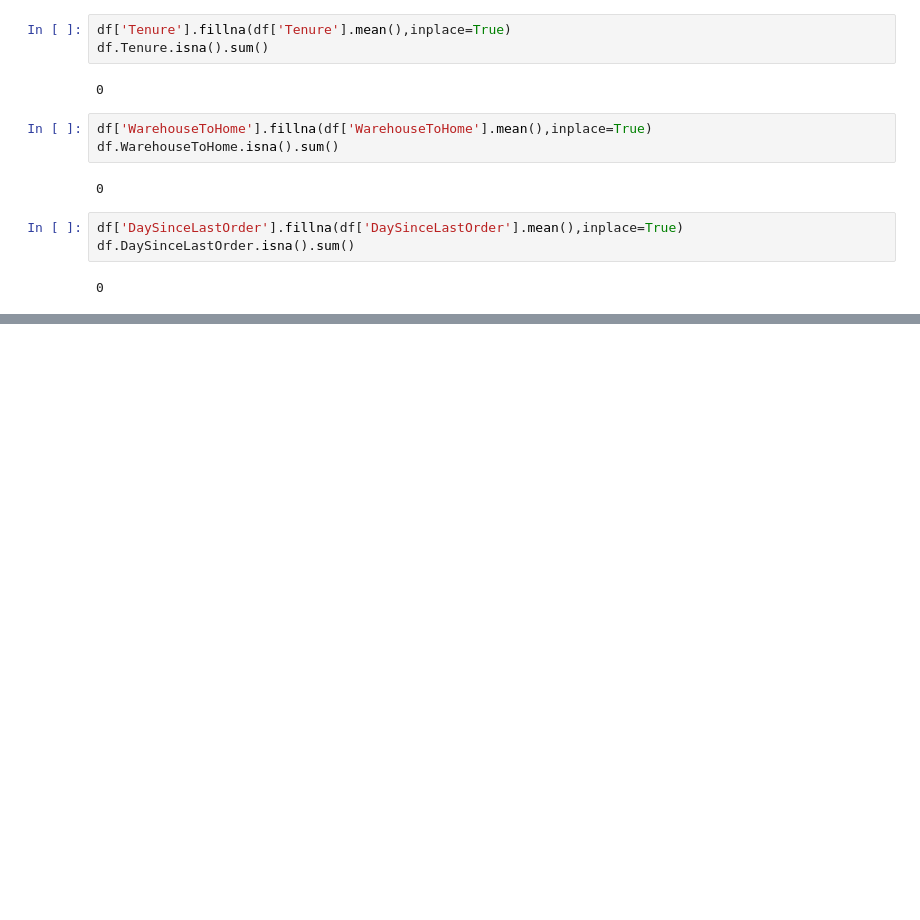
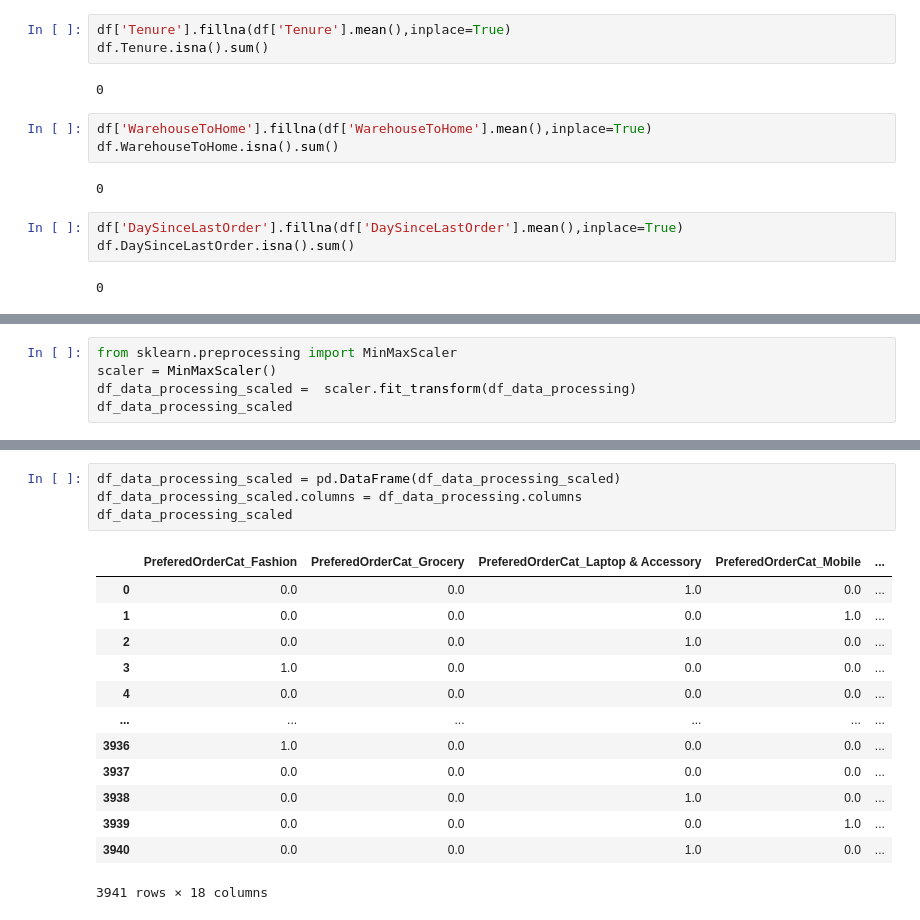
Before and after one commit to cesarmayta/BOOTCAMP_DSG1, a Jupyter notebook: dia2/09_arbol_decision_binomial_ejercicio.ipynb, the cells around one changed output, grey strips where cells are left out. Saved outputs shown, nothing was run; the diff lists cells and outputs as text; blank space fills up the shorter version.

```diff
--- a/dia2/09_arbol_decision_binomial_ejercicio.ipynb
+++ b/dia2/09_arbol_decision_binomial_ejercicio.ipynb
@@ -188,0 +263,5 @@ df.DaySinceLastOrder.isna().sum()
+# %%
+from sklearn.preprocessing import MinMaxScaler
+scaler = MinMaxScaler()
+df_data_processing_scaled =  scaler.fit_transform(df_data_processing)
+df_data_processing_scaled
@@ -188,0 +282,18 @@ df.DaySinceLastOrder.isna().sum()
+# %%
+df_data_processing_scaled = pd.DataFrame(df_data_processing_scaled)
+df_data_processing_scaled.columns = df_data_processing.columns
+df_data_processing_scaled
+# %% [output]
+|  | PreferedOrderCat_Fashion | PreferedOrderCat_Grocery | PreferedOrderCat_Laptop & Accessory | PreferedOrderCat_Mobile | ... |
+| 0 | 0.0 | 0.0 | 1.0 | 0.0 | ... |
+| 1 | 0.0 | 0.0 | 0.0 | 1.0 | ... |
+| 2 | 0.0 | 0.0 | 1.0 | 0.0 | ... |
+| 3 | 1.0 | 0.0 | 0.0 | 0.0 | ... |
+| 4 | 0.0 | 0.0 | 0.0 | 0.0 | ... |
+| ... | ... | ... | ... | ... | ... |
+| 3936 | 1.0 | 0.0 | 0.0 | 0.0 | ... |
+| 3937 | 0.0 | 0.0 | 0.0 | 0.0 | ... |
+| 3938 | 0.0 | 0.0 | 1.0 | 0.0 | ... |
+| 3939 | 0.0 | 0.0 | 0.0 | 1.0 | ... |
+| 3940 | 0.0 | 0.0 | 1.0 | 0.0 | ... |
+3941 rows × 18 columns
```
Also changed, not shown: parts of 10 cells of this notebook.
